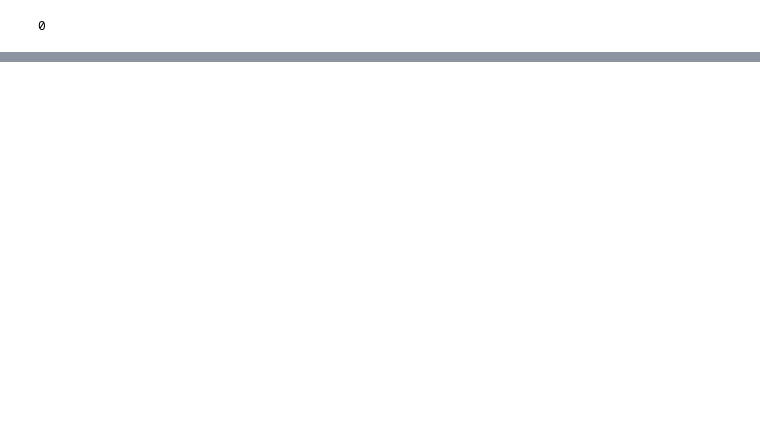
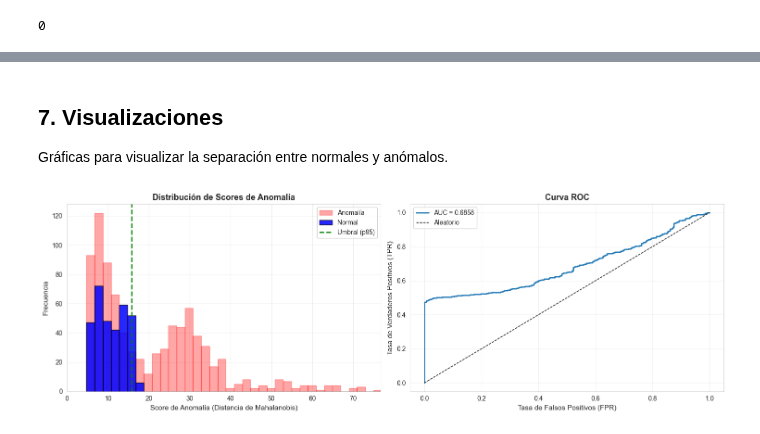
Before and after one commit to Idmc01/Tareas-IA, a Jupyter notebook: proyecto2.ipynb, the cells around one changed output, grey strips where cells are left out. Cells and saved outputs as stored; diff of their text form; code cells hidden in the pictures; blank space fills up the shorter version.

```diff
--- a/proyecto2.ipynb
+++ b/proyecto2.ipynb
@@ -204,0 +262,11 @@ run_training([sys.executable, "train_model_c.py", "model=unet_ae", "train.lr=1e-
+# %%
+PERCENTILE = 95
+
+threshold = np.percentile(scores_val, PERCENTILE)
+print(f"Umbral definido (percentil {PERCENTILE}): {threshold:.3f}")
+
+predictions_test = (scores_test > threshold).astype(int)
+
+print(f"\nPredicciones en prueba:")
+print(f"Predichos como normales (0): {np.sum(predictions_test == 0)}")
+print(f"Predichos como anómalos (1): {np.sum(predictions_test == 1)}")
@@ -204,0 +326,44 @@ run_training([sys.executable, "train_model_c.py", "model=unet_ae", "train.lr=1e-
+# %% [markdown]
+## 7. Visualizaciones
+
+Gráficas para visualizar la separación entre normales y anómalos.
+# %%
+fig, axes = plt.subplots(1, 2, figsize=(15, 5))
+
+scores_test_normal = scores_test[y_true == 0]
+scores_test_anomaly = scores_test[y_true == 1]
+
+# Definir bins comunes
+bins = np.linspace(scores_test.min(), scores_test.max(), 50)
+
+# Histograma
+axes[0].hist(scores_test_anomaly, bins=bins, alpha=0.35,
+             label='Anomalía', color='red', edgecolor='red')
+axes[0].hist(scores_test_normal, bins=bins, alpha=0.85,
+             label='Normal', color='blue', edgecolor='black')
+axes[0].axvline(threshold, color='green', linestyle='--', linewidth=2,
+                label=f'Umbral (p{PERCENTILE})')
+
+# Opcional: recortar extremos para ver mejor la izquierda
+axes[0].set_xlim(0, np.percentile(scores_test, 99))
+
+axes[0].set_xlabel('Score de Anomalía (Distancia de Mahalanobis)', fontsize=11)
+axes[0].set_ylabel('Frecuencia', fontsize=11)
+axes[0].set_title('Distribución de Scores de Anomalía', fontsize=13, fontweight='bold')
+axes[0].legend()
+axes[0].grid(True, alpha=0.3)
+
+# Curva ROC
+fpr, tpr, thresholds_roc = roc_curve(y_true, y_scores)
+axes[1].plot(fpr, tpr, linewidth=2, label=f'AUC = {auc_roc:.4f}')
+axes[1].plot([0, 1], [0, 1], 'k--', linewidth=1, label='Aleatorio')
+axes[1].set_xlabel('Tasa de Falsos Positivos (FPR)', fontsize=11)
+axes[1].set_ylabel('Tasa de Verdaderos Positivos (TPR)', fontsize=11)
+axes[1].set_title('Curva ROC', fontsize=13, fontweight='bold')
+axes[1].legend()
+axes[1].grid(True, alpha=0.3)
+
+plt.tight_layout()
+plt.show()
+# %% [output]
+[figure, added]
```
Also changed, not shown: parts of 24 cells of this notebook, 1 other file.
